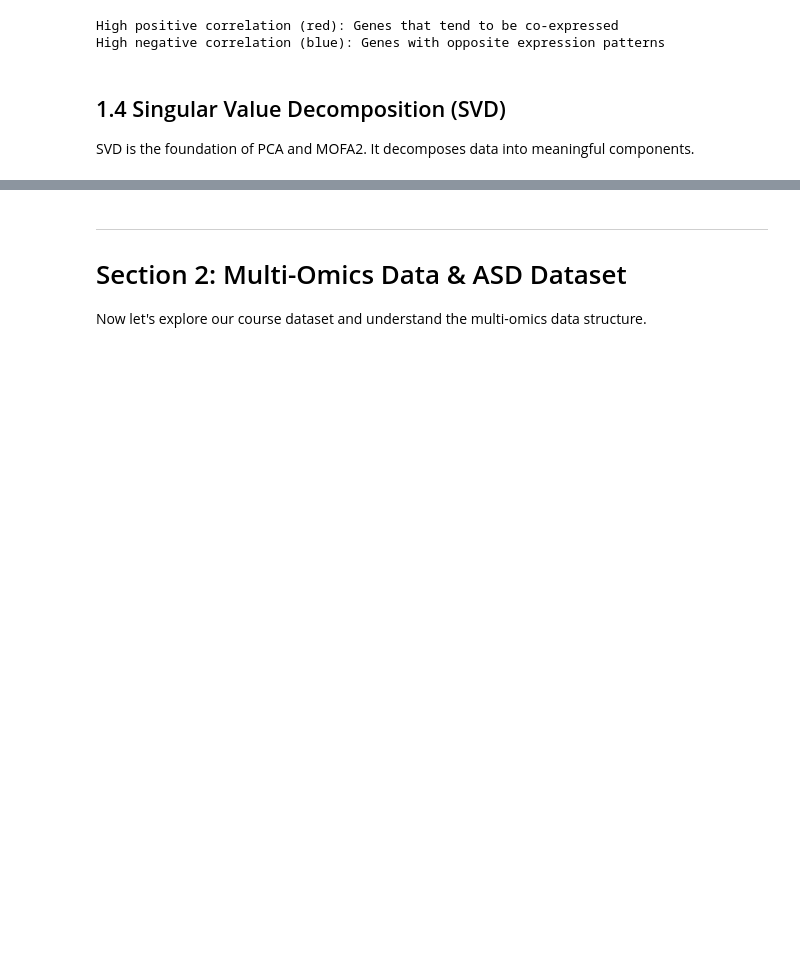
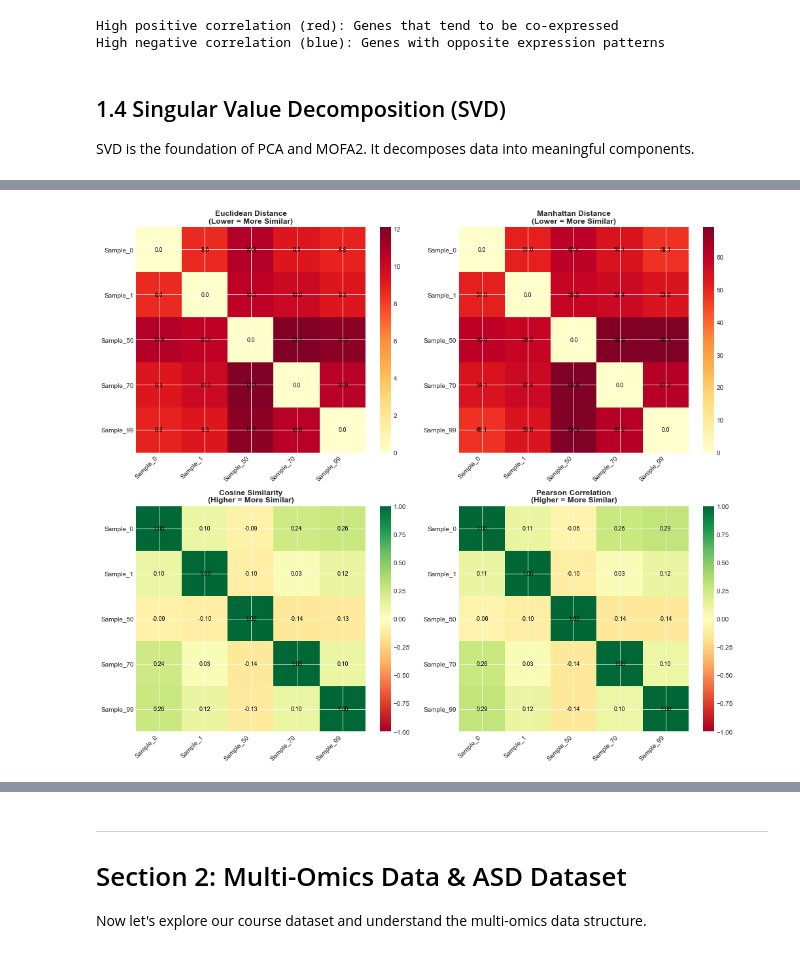
Before and after one commit to vladimirkovacevic/multiomics, a Jupyter notebook: notebooks/1_intro.ipynb, the cells around one changed output, grey strips where cells are left out. Cells and saved outputs as stored; diff of their text form; code cells hidden in the pictures; blank space fills up the shorter version.

Commit message:
Intro notebook - distance metrics example added.

```diff
--- a/notebooks/1_intro.ipynb
+++ b/notebooks/1_intro.ipynb
@@ -280,0 +682,90 @@ This is why dimensionality reduction works - most information is in a few compon
+# %%
+# Create a more interesting dataset
+np.random.seed(42)
+n_samples = 100
+n_features = 50
+
+# Generate samples with different patterns
+X_data = np.random.randn(n_samples, n_features)
+
+# Pick 5 representative samples
+samples_idx = [0, 1, 50, 70, 99]
+X_subset = X_data[samples_idx]
+sample_names = [f'Sample_{i}' for i in samples_idx]
+
+# Calculate all pairwise distances/similarities
+from scipy.spatial.distance import pdist, squareform
+from scipy.stats import pearsonr
+
+n = len(X_subset)
+euclidean_mat = squareform(pdist(X_subset, metric='euclidean'))
+manhattan_mat = squareform(pdist(X_subset, metric='cityblock'))
+cosine_mat = 1 - squareform(pdist(X_subset, metric='cosine'))  # Convert distance to similarity
+correlation_mat = np.corrcoef(X_subset)
+
+# Visualize
+fig, axes = plt.subplots(2, 2, figsize=(14, 12))
+
+# Euclidean
+im1 = axes[0, 0].imshow(euclidean_mat, cmap='YlOrRd', aspect='auto')
+axes[0, 0].set_title('Euclidean Distance\n(Lower = More Similar)', fontsize=12, fontweight='bold')
+axes[0, 0].set_xticks(range(n))
+axes[0, 0].set_yticks(range(n))
+axes[0, 0].set_xticklabels(sample_names, rotation=45, ha='right')
+axes[0, 0].set_yticklabels(sample_names)
+for i in range(n):
+    for j in range(n):
+        axes[0, 0].text(j, i, f'{euclidean_mat[i,j]:.1f}',
+                       ha='center', va='center', color='black', fontsize=9)
+plt.colorbar(im1, ax=axes[0, 0])
+
+# Manhattan
+im2 = axes[0, 1].imshow(manhattan_mat, cmap='YlOrRd', aspect='auto')
+axes[0, 1].set_title('Manhattan Distance\n(Lower = More Similar)', fontsize=12, fontweight='bold')
+axes[0, 1].set_xticks(range(n))
+axes[0, 1].set_yticks(range(n))
+axes[0, 1].set_xticklabels(sample_names, rotation=45, ha='right')
+axes[0, 1].set_yticklabels(sample_names)
+for i in range(n):
+    for j in range(n):
+        axes[0, 1].text(j, i, f'{manhattan_mat[i,j]:.1f}',
+                       ha='center', va='center', color='black', fontsize=9)
+plt.colorbar(im2, ax=axes[0, 1])
+
+# Cosine similarity
+im3 = axes[1, 0].imshow(cosine_mat, cmap='RdYlGn', vmin=-1, vmax=1, aspect='auto')
+axes[1, 0].set_title('Cosine Similarity\n(Higher = More Similar)', fontsize=12, fontweight='bold')
+axes[1, 0].set_xticks(range(n))
+axes[1, 0].set_yticks(range(n))
+axes[1, 0].set_xticklabels(sample_names, rotation=45, ha='right')
+axes[1, 0].set_yticklabels(sample_names)
+for i in range(n):
+    for j in range(n):
+        axes[1, 0].text(j, i, f'{cosine_mat[i,j]:.2f}',
+                       ha='center', va='center', color='black', fontsize=9)
+plt.colorbar(im3, ax=axes[1, 0])
+
+# Pearson correlation
+im4 = axes[1, 1].imshow(correlation_mat, cmap='RdYlGn', vmin=-1, vmax=1, aspect='auto')
+axes[1, 1].set_title('Pearson Correlation\n(Higher = More Similar)', fontsize=12, fontweight='bold')
+axes[1, 1].set_xticks(range(n))
+axes[1, 1].set_yticks(range(n))
+axes[1, 1].set_xticklabels(sample_names, rotation=45, ha='right')
+axes[1, 1].set_yticklabels(sample_names)
+for i in range(n):
+    for j in range(n):
+        axes[1, 1].text(j, i, f'{correlation_mat[i,j]:.2f}',
+                       ha='center', va='center', color='black', fontsize=9)
+plt.colorbar(im4, ax=axes[1, 1])
+
+plt.tight_layout()
+plt.show()
+
+print("Key Observations:")
+print("="*70)
+print("1. Euclidean & Manhattan: Similar patterns (both are distances)")
+print("2. Cosine & Correlation: Similar patterns (both measure angles)")
+print("3. Distances vs Similarities: Inverse relationship")
+print("4. Diagonal: Always 0 (distance) or 1 (similarity) for self-comparison")
+# %% [output]
+[figure, added]
```
Also changed, not shown: parts of 18 cells of this notebook.
